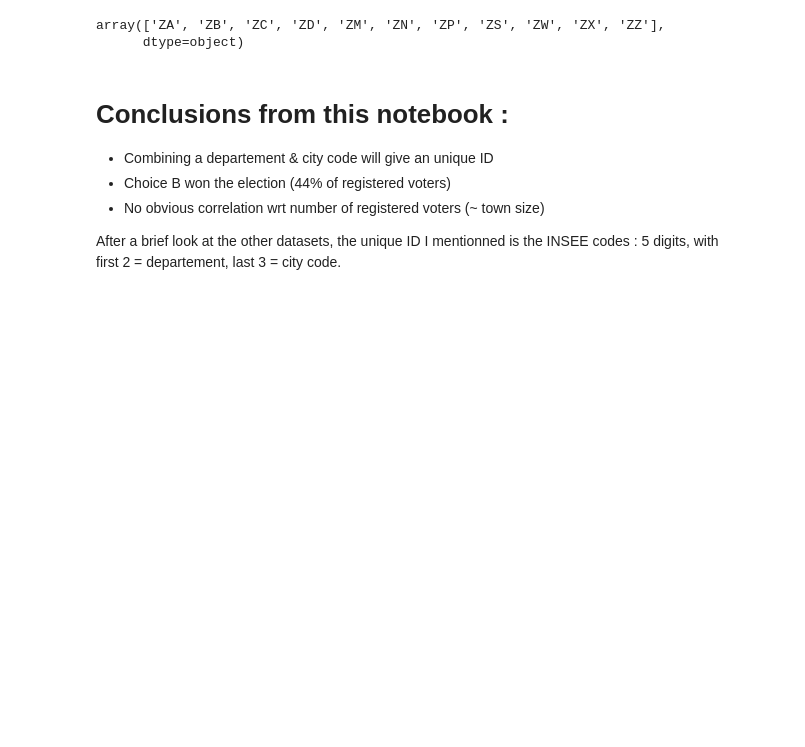
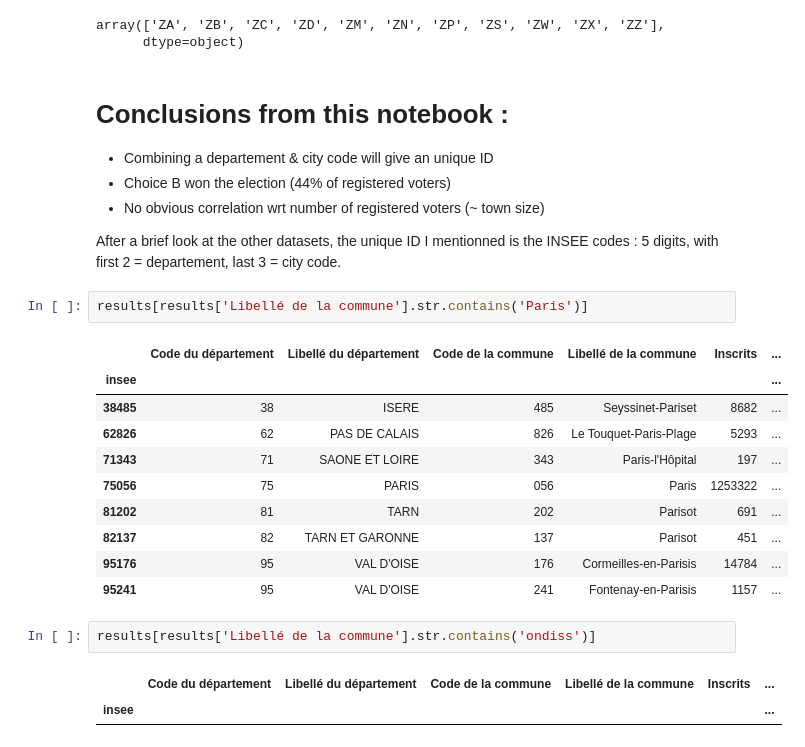
Before and after one commit to cyrilbecot/StGobain_CaseStudy, a Jupyter notebook: ExplorationReferundumData.ipynb, the cells around one changed output. Saved outputs shown, nothing was run; the diff lists cells and outputs as text; blank space fills up the shorter version.

```diff
--- a/ExplorationReferundumData.ipynb
+++ b/ExplorationReferundumData.ipynb
@@ -271,3 +271,21 @@ array(['ZA', 'ZB', 'ZC', 'ZD', 'ZM', 'ZN', 'ZP', 'ZS', 'ZW', 'ZX', 'ZZ'],
 * No obvious correlation wrt number of registered voters (~ town size)
 
 After a brief look at the other datasets, the unique ID I mentionned is the INSEE codes : 5 digits, with first 2 = departement, last 3 = city code.
+# %%
+results[results['Libellé de la commune'].str.contains('Paris')]
+# %% [output]
+|  | Code du département | Libellé du département | Code de la commune | Libellé de la commune | Inscrits | ... |
+| insee |  |  |  |  |  | ... |
+| 38485 | 38 | ISERE | 485 | Seyssinet-Pariset | 8682 | ... |
+| 62826 | 62 | PAS DE CALAIS | 826 | Le Touquet-Paris-Plage | 5293 | ... |
+| 71343 | 71 | SAONE ET LOIRE | 343 | Paris-l'Hôpital | 197 | ... |
+| 75056 | 75 | PARIS | 056 | Paris | 1253322 | ... |
+| 81202 | 81 | TARN | 202 | Parisot | 691 | ... |
+| 82137 | 82 | TARN ET GARONNE | 137 | Parisot | 451 | ... |
+| 95176 | 95 | VAL D'OISE | 176 | Cormeilles-en-Parisis | 14784 | ... |
+| 95241 | 95 | VAL D'OISE | 241 | Fontenay-en-Parisis | 1157 | ... |
+# %%
+results[results['Libellé de la commune'].str.contains('ondiss')]
+# %% [output]
+|  | Code du département | Libellé du département | Code de la commune | Libellé de la commune | Inscrits | ... |
+| insee |  |  |  |  |  | ... |
```
Also changed, not shown: 4 other files.
